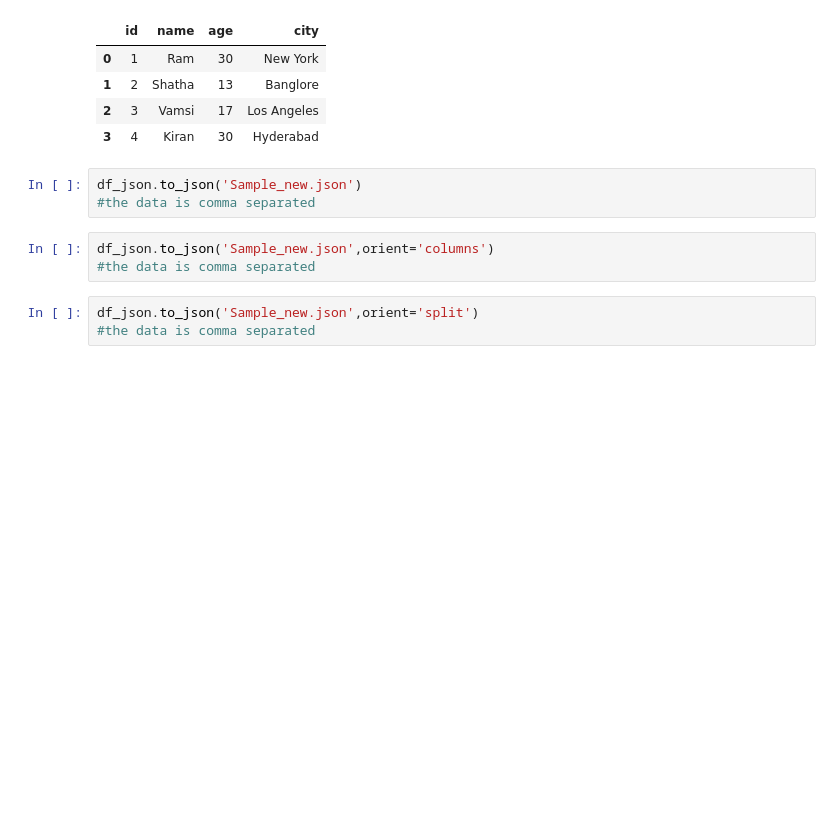
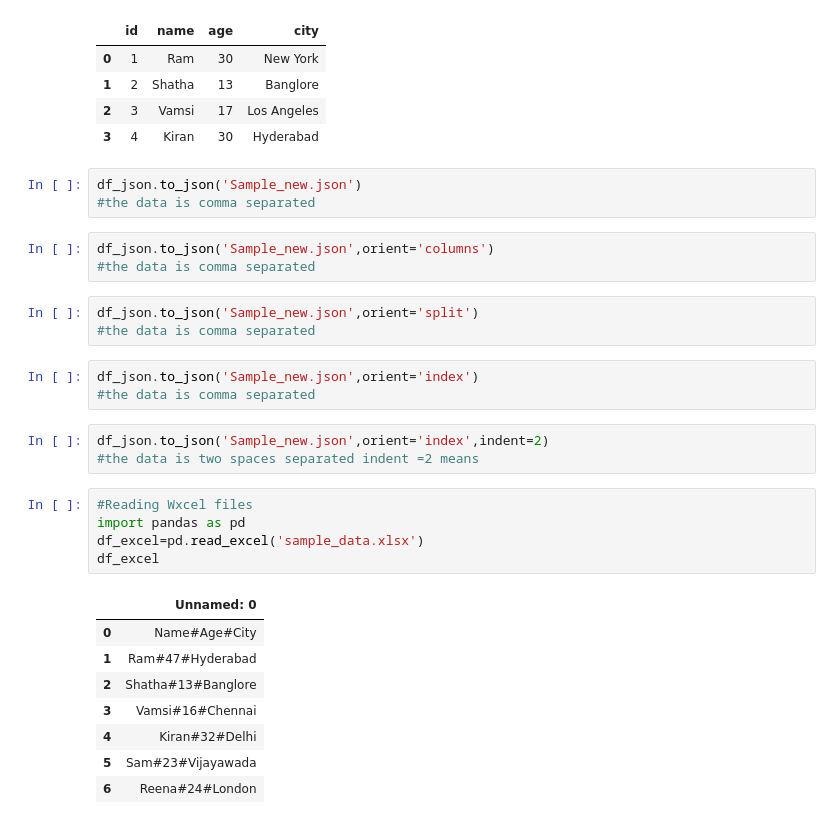
Before and after one commit to ramnagella/Demo, a Jupyter notebook: ML_Day3.ipynb, the cells around one changed output. Saved outputs shown, nothing was run; the diff lists cells and outputs as text; blank space fills up the shorter version.

```diff
--- a/ML_Day3.ipynb
+++ b/ML_Day3.ipynb
@@ -189,3 +193,23 @@ df_json.to_json('Sample_new.json',orient='columns')
 # %%
 df_json.to_json('Sample_new.json',orient='split')
 #the data is comma separated
+# %%
+df_json.to_json('Sample_new.json',orient='index')
+#the data is comma separated
+# %%
+df_json.to_json('Sample_new.json',orient='index',indent=2)
+#the data is two spaces separated indent =2 means
+# %%
+#Reading Wxcel files
+import pandas as pd
+df_excel=pd.read_excel('sample_data.xlsx')
+df_excel
+# %% [output]
+|  | Unnamed: 0 |
+| 0 | Name#Age#City |
+| 1 | Ram#47#Hyderabad |
+| 2 | Shatha#13#Banglore |
+| 3 | Vamsi#16#Chennai |
+| 4 | Kiran#32#Delhi |
+| 5 | Sam#23#Vijayawada |
+| 6 | Reena#24#London |
```
Also changed, not shown: parts of 7 cells of this notebook.
